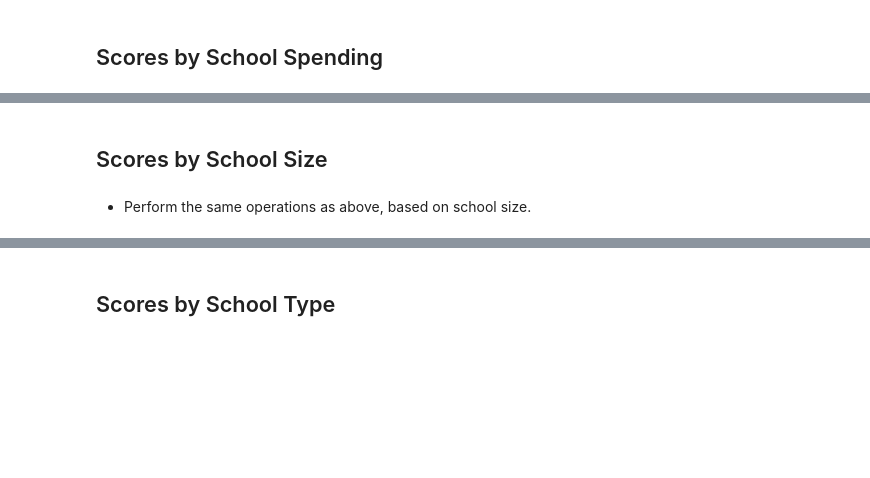
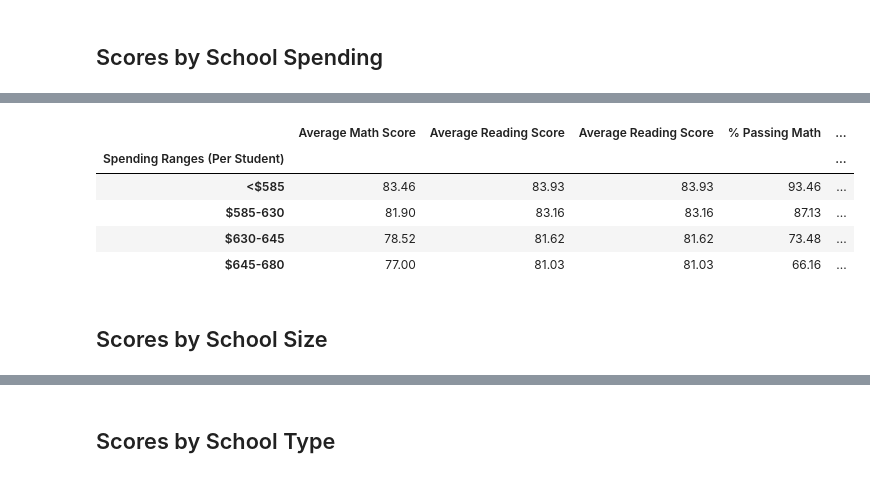
Before and after one commit to ailiushin/pandas-challenge, a Jupyter notebook: PyCitySchools/PyCitySchools.ipynb, the cells around one changed output, grey strips where cells are left out. Drawn from its saved outputs; the diff is of its cells as text; code cells hidden in the pictures; blank space fills up the shorter version.

```diff
--- a/PyCitySchools/PyCitySchools.ipynb
+++ b/PyCitySchools/PyCitySchools.ipynb
@@ -264,4 +245,42 @@ math_by_drade_summary.head(15)
+# %%
+# creating dataframe based on prior calculation, refer to School Summary calculations above
+scores_by_spending = pd.DataFrame({"Total Students" : total_students,"Per Student Budget" : student_budget,
+                                "Average Math Score" : mean_math, "Average Reading Score": mean_read,
+                                "% Passing Math" : pass_math, "% Passing Reading": pass_read,
+                                "% Overall Passing": pass_overall})
+
+# converting per student budget column to integer
+scores_by_spending['Per Student Budget'] = scores_by_spending['Per Student Budget'].astype(int)
+
+# spending Ranges (Per Student)
+bins = [0, 585, 630, 645, 680]
+
+# create the names for the 4 bins
+group_names = ["<$585", "$585-630", "$630-645", "$645-680"]
+
+# resetting index column to remove school names
+scores_by_spending = scores_by_spending.reset_index(drop=True)
+
+# slice the data and place it into bins
+scores_by_spending["Spending Ranges (Per Student)"] = pd.cut(scores_by_spending["Per Student Budget"], bins, labels=group_names)
+
+# creating a groupby based on spening ranges
+scores_by_spending = scores_by_spending.groupby("Spending Ranges (Per Student)").mean()
+
+# selecting only relevant columns in the dataframe
+scores_by_spending =  scores_by_spending.loc[:, ["Average Math Score", "Average Reading Score","Average Reading Score",
+                                                 "% Passing Math","% Passing Reading","% Overall Passing"]]
+
+# rounding values to 2 decimal places
+pd.options.display.float_format = '{:.2f}'.format
+
+scores_by_spending.head()
+# %% [output]
+|  | Average Math Score | Average Reading Score | Average Reading Score | % Passing Math | ... |
+| Spending Ranges (Per Student) |  |  |  |  | ... |
+| <$585 | 83.46 | 83.93 | 83.93 | 93.46 | ... |
+| $585-630 | 81.90 | 83.16 | 83.16 | 87.13 | ... |
+| $630-645 | 78.52 | 81.62 | 81.62 | 73.48 | ... |
+| $645-680 | 77.00 | 81.03 | 81.03 | 66.16 | ... |
 # %% [markdown]
 ## Scores by School Size
-# %% [markdown]
-* Perform the same operations as above, based on school size.
```
Also changed, not shown: parts of 13 cells of this notebook.
